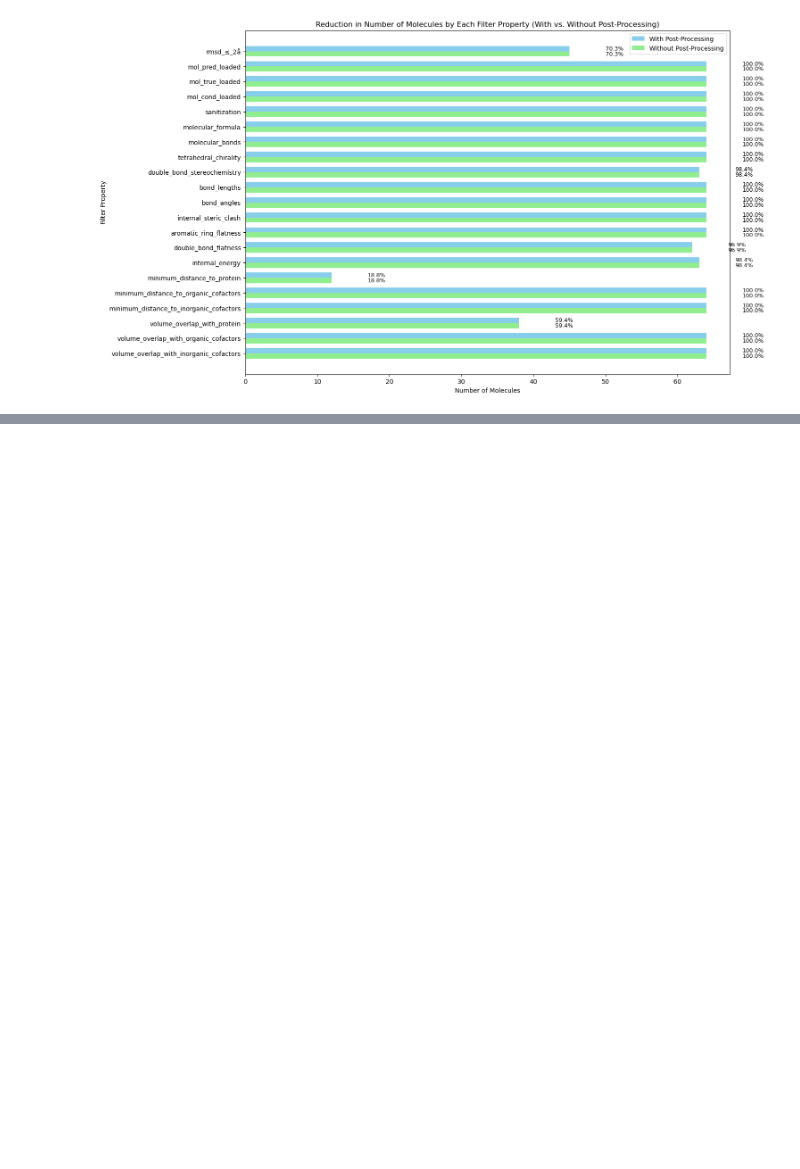
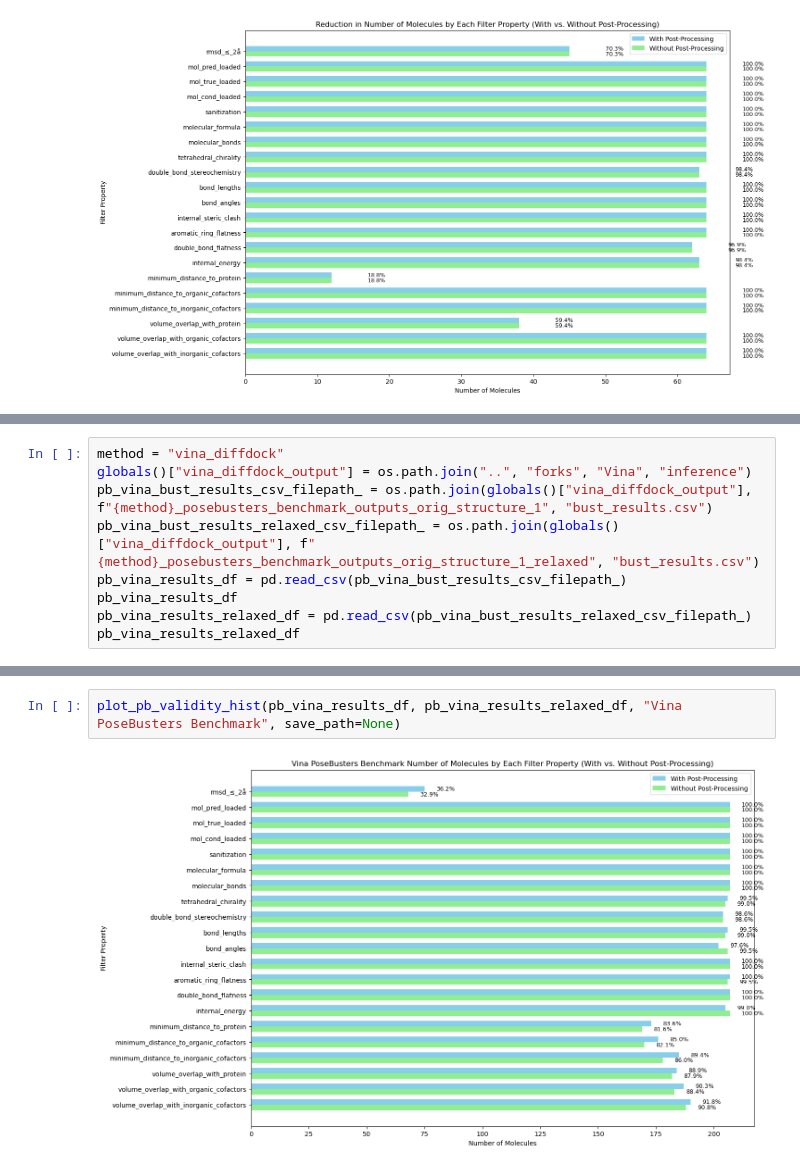
Before and after one commit to AaronXu9/PoseBench, a Jupyter notebook: notebooks/true_structure_pb_analysis.ipynb, the cells around one changed output, grey strips where cells are left out. Saved outputs shown, nothing was run; the diff lists cells and outputs as text; blank space fills up the shorter version.

```diff
--- a/notebooks/true_structure_pb_analysis.ipynb
+++ b/notebooks/true_structure_pb_analysis.ipynb
@@ -173,0 +236,9 @@ plt.show()
+# %%
+method = "vina_diffdock"
+globals()["vina_diffdock_output"] = os.path.join("..", "forks", "Vina", "inference")
+pb_vina_bust_results_csv_filepath_ = os.path.join(globals()["vina_diffdock_output"], f"{method}_posebusters_benchmark_outputs_orig_structure_1", "bust_results.csv")
+pb_vina_bust_results_relaxed_csv_filepath_ = os.path.join(globals()["vina_diffdock_output"], f"{method}_posebusters_benchmark_outputs_orig_structure_1_relaxed", "bust_results.csv")
+pb_vina_results_df = pd.read_csv(pb_vina_bust_results_csv_filepath_)
+pb_vina_results_df
+pb_vina_results_relaxed_df = pd.read_csv(pb_vina_bust_results_relaxed_csv_filepath_)
+pb_vina_results_relaxed_df
@@ -173,0 +259,4 @@ plt.show()
+# %%
+plot_pb_validity_hist(pb_vina_results_df, pb_vina_results_relaxed_df, "Vina PoseBusters Benchmark", save_path=None)
+# %% [output]
+[figure, added]
```
Also changed, not shown: parts of 17 cells of this notebook, 11 other files.
